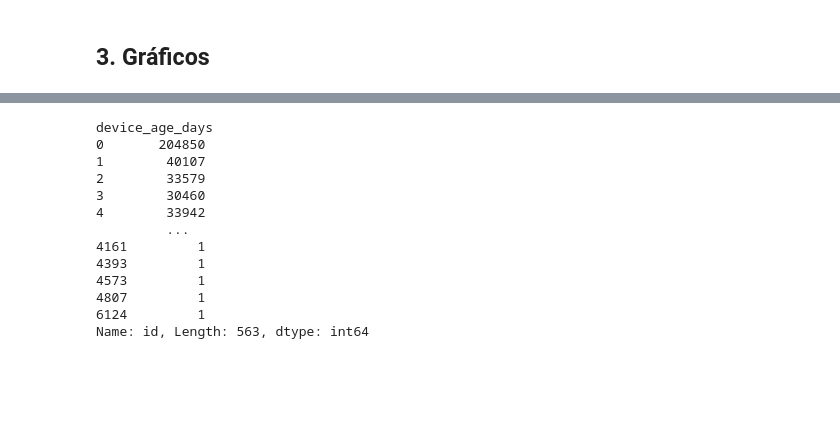
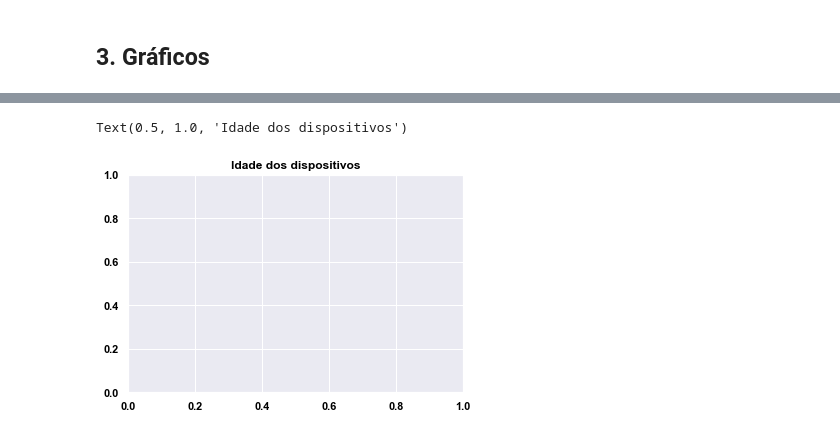
Before and after one commit to pedrosena138/projeto-if997, a Jupyter notebook: Projeto.ipynb, the cells around one changed output, grey strips where cells are left out. Cells and saved outputs as stored; diff of their text form; code cells hidden in the pictures; blank space fills up the shorter version.

Commit message:
Gráficos de respostas

```diff
--- a/Projeto.ipynb
+++ b/Projeto.ipynb
@@ -254,19 +301,65 @@ plt.show()
-# %%
-# sns.pairplot(contas_df, hue='n_devices')
-logins_df.groupby('device_age_days')['id'].count()
-# %% [output]
-device_age_days
-0       204850
-1        40107
-2        33579
-3        30460
-4        33942
-         ...
-4161         1
-4393         1
-4573         1
-4807         1
-6124         1
-Name: id, Length: 563, dtype: int64
+# %%
+#Gráfico de idades de dispositivos
+def transformaParaAno(valor):
+    if valor < 31540000000:
+        return 1
+    else:
+        return 2
+
+def pegarQuantidadeOcorrencias(lista, valor):
+    cont = 0
+    for i in lista:
+        if i == valor:
+            cont += 1
+    return cont
+
+#Relação entre ATO e acesso em vários dispositivos
+def relacaoAtoVariosAcessos(df):
+    dados = df.to_numpy()
+    possuiRelacao = 0
+    naoPossuiRelacao = 0
+    contasUnicas = {}
+
+    for linha in dados:
+        if linha[1] not in contasUnicas:
+            contasUnicas[linha[1]] = None
+            variosAcessos = linha[18]
+            ato = linha[14]
+            if variosAcessos and ato:
+                possuiRelacao += 1
+            else:
+                naoPossuiRelacao += 1
+
+    return [possuiRelacao, naoPossuiRelacao]
+
+#Relação entre ATO e root
+def relacaoAtoRoot(df):
+    dados = df.to_numpy()
+    possuiRelacao = 0
+    naoPossuiRelacao = 0
+    contasUnicas = {}
+
+    for linha in dados:
+        if linha[1] not in contasUnicas:
+            contasUnicas[linha[1]] = None
+            if linha[16]:
+                possuiRelacao += 1
+            else:
+                naoPossuiRelacao += 1
+
+    return [possuiRelacao, naoPossuiRelacao]
+
+COLOR = 'black'
+WEIGHT = "bold"
+plotlib.rcParams['text.color'] = COLOR
+plotlib.rcParams['axes.labelcolor'] = "black"
+plotlib.rcParams['xtick.color'] = COLOR
+plotlib.rcParams['ytick.color'] = COLOR
+plotlib.rcParams['font.weight'] = WEIGHT
+plotlib.rcParams['axes.titleweight'] = WEIGHT
+plotlib.title("Idade dos dispositivos")
+# %% [output]
+Text(0.5, 1.0, 'Idade dos dispositivos')
+[figure, added]
 # %%
 #Gráfico de idades de dispositivos
```
Also changed, not shown: parts of 20 cells of this notebook.
